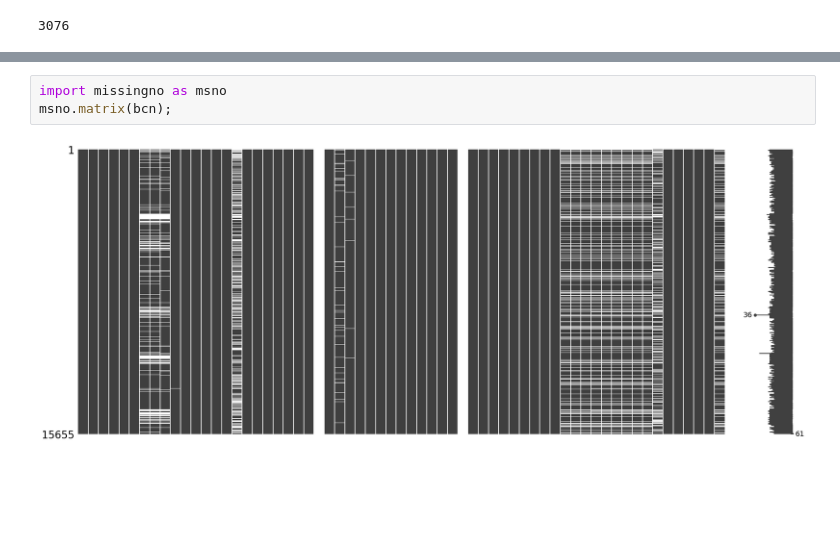
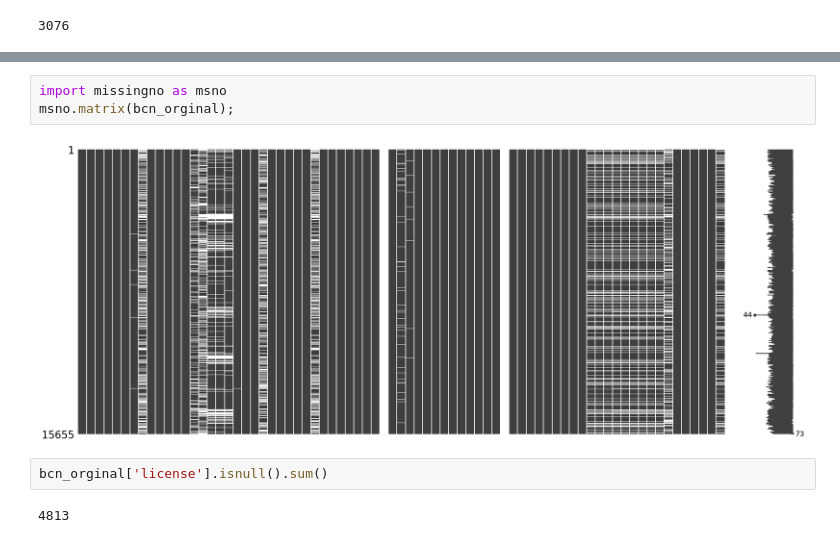
Before and after one commit to scheinmensch/Infringement_Detection_on_Airbnb, a Jupyter notebook: notebooks/Barcelona EDA.ipynb, the cells around one changed output, grey strips where cells are left out. Saved outputs shown, nothing was run; the diff lists cells and outputs as text; blank space fills up the shorter version.

```diff
--- a/notebooks/Barcelona EDA.ipynb
+++ b/notebooks/Barcelona EDA.ipynb
@@ -141,6 +155,10 @@ Nou Barris             0.011690
 Name: proportion, dtype: float64
 # %%
 import missingno as msno
-msno.matrix(bcn);
+msno.matrix(bcn_orginal);
 # %% [output]
-[figure, old version]
+[figure, new version]
+# %%
+bcn_orginal['license'].isnull().sum()
+# %% [output]
+4813
```
Also changed, not shown: parts of 21 cells of this notebook, 1 other file.
